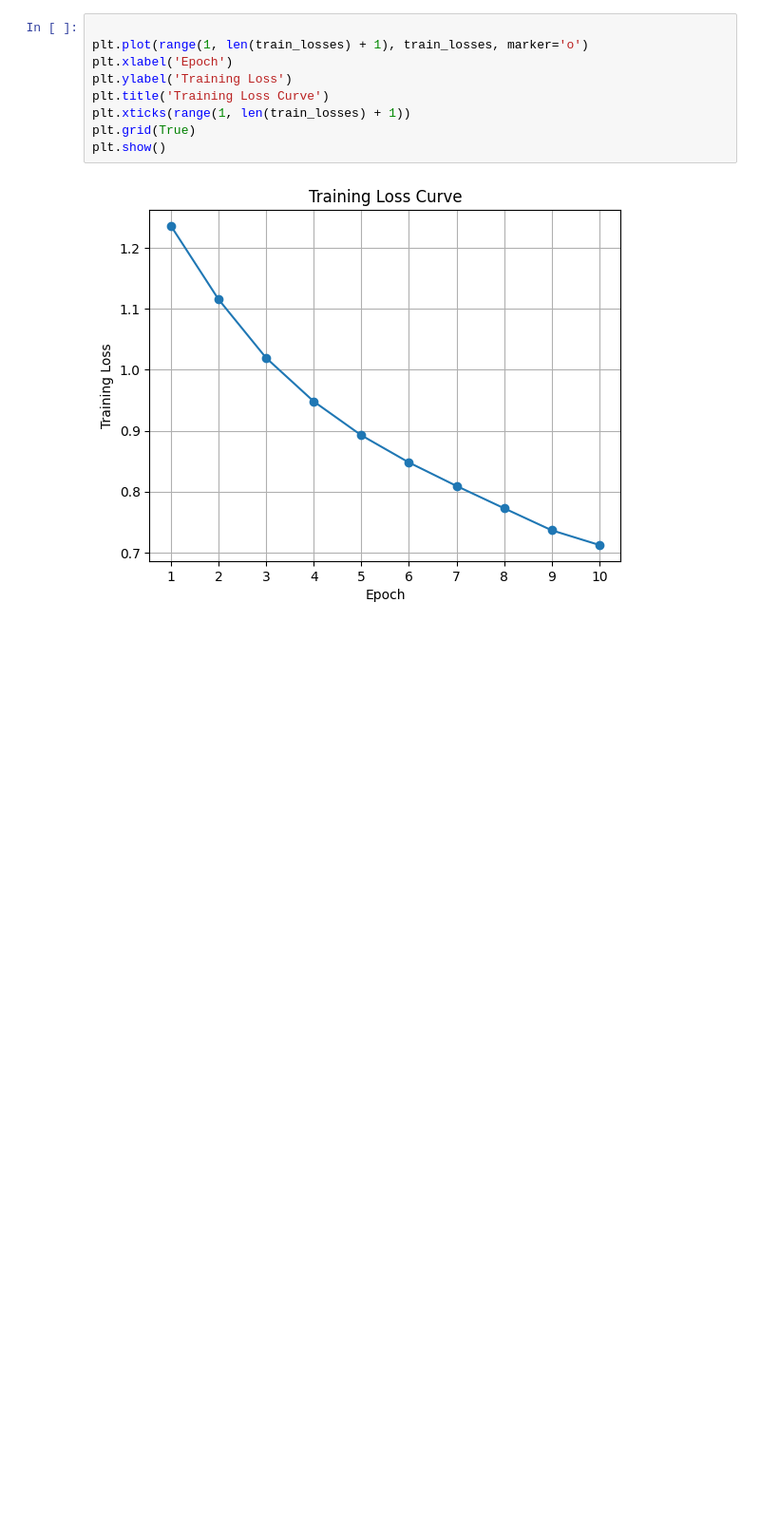
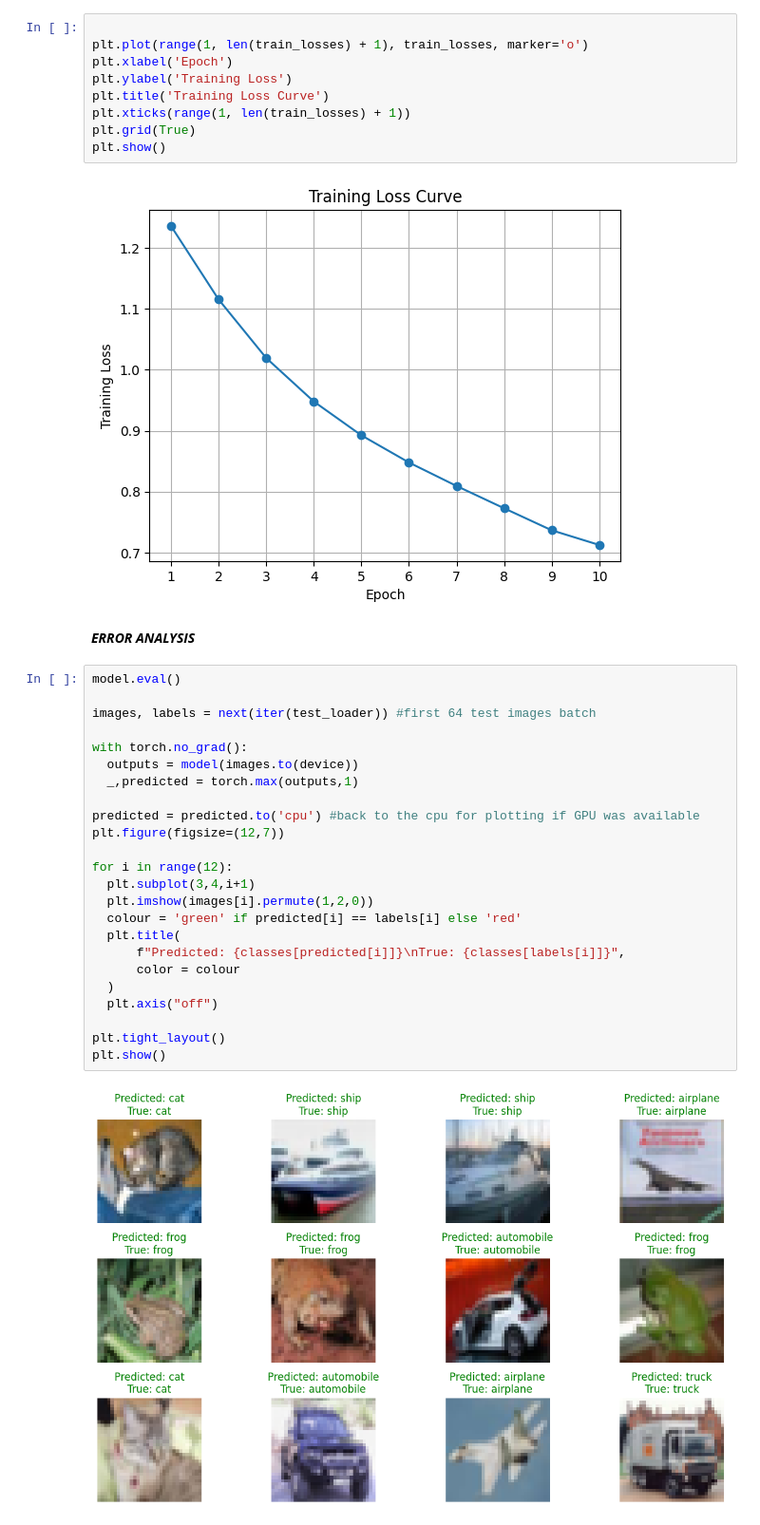
Before and after one commit to Tiyinolalekan/Deep_Learning_Image_Classifier, a Jupyter notebook: Image_Classifier_CNN.ipynb, the cells around one changed output. Shown at 95% size. Cells and saved outputs as stored; diff of their text form; blank space fills up the shorter version.

Commit message:
Add Error Analysis. Later include data augmentation, dropout, a deeper network to fix overfitting issue to make model more accurate

```diff
--- a/Image_Classifier_CNN.ipynb
+++ b/Image_Classifier_CNN.ipynb
@@ -319,3 +319,31 @@ plt.grid(True)
 plt.show()
 # %% [output]
 [figure]
+# %% [markdown]
+***ERROR ANALYSIS***
+# %%
+model.eval()
+
+images, labels = next(iter(test_loader)) #first 64 test images batch
+
+with torch.no_grad():
+  outputs = model(images.to(device))
+  _,predicted = torch.max(outputs,1)
+
+predicted = predicted.to('cpu') #back to the cpu for plotting if GPU was available
+plt.figure(figsize=(12,7))
+
+for i in range(12):
+  plt.subplot(3,4,i+1)
+  plt.imshow(images[i].permute(1,2,0))
+  colour = 'green' if predicted[i] == labels[i] else 'red'
+  plt.title(
+      f"Predicted: {classes[predicted[i]]}\nTrue: {classes[labels[i]]}",
+      color = colour
+  )
+  plt.axis("off")
+
+plt.tight_layout()
+plt.show()
+# %% [output]
+[figure, added]
```
Also changed, not shown: parts of 1 cell of this notebook.
